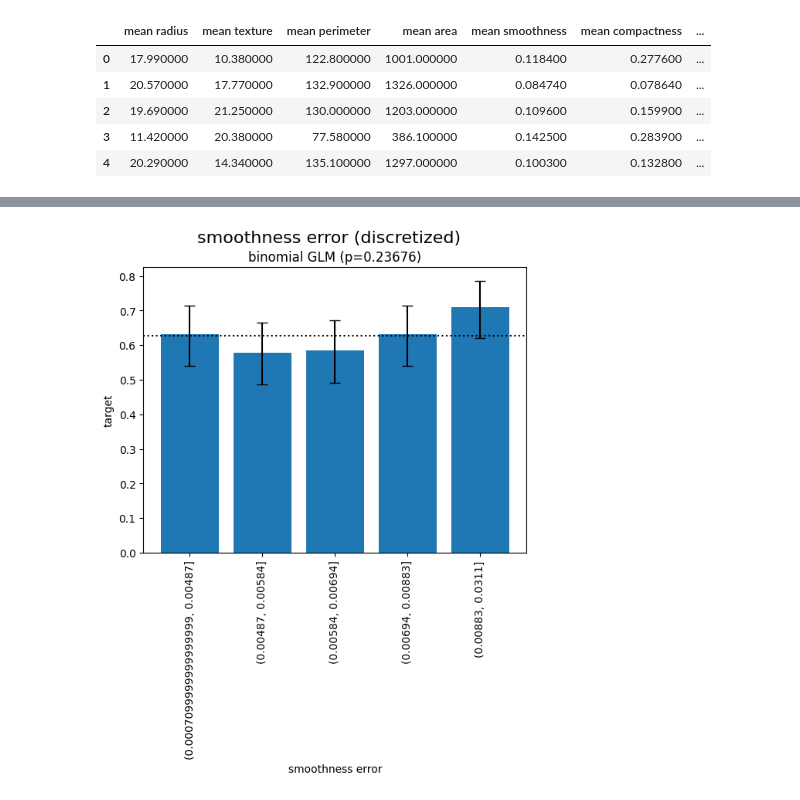
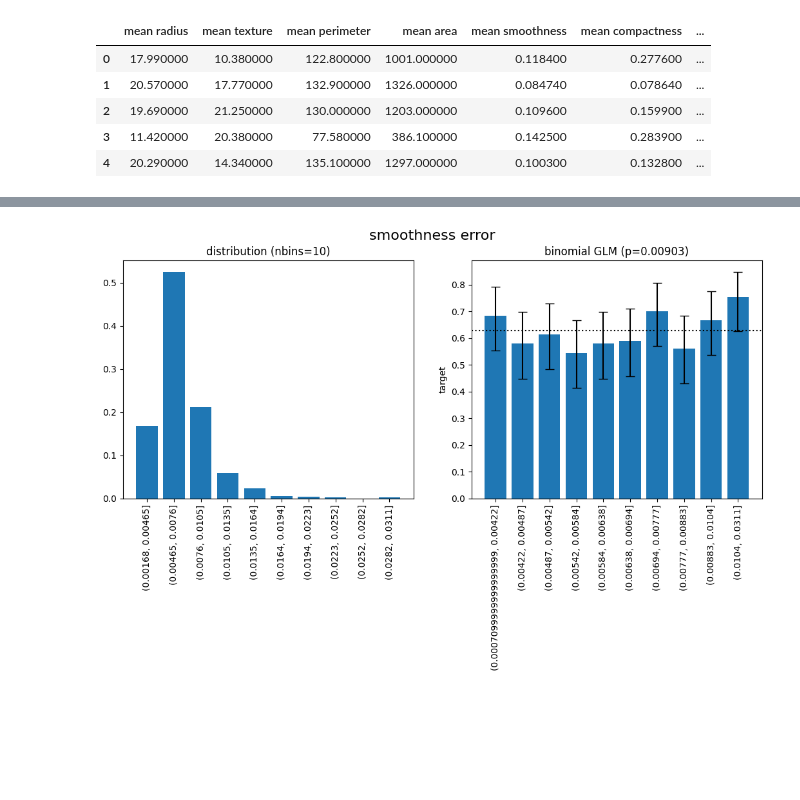
Before and after one commit to dkidney/kidneypy, a Jupyter notebook: examples/univariate.ipynb, the cells around one changed output, grey strips where cells are left out. Cells and saved outputs as stored; diff of their text form; code cells hidden in the pictures; blank space fills up the shorter version.

```diff
--- a/examples/univariate.ipynb
+++ b/examples/univariate.ipynb
@@ -43,5 +50,5 @@ fig, ax = univariate_glm_plot(df, feature_col='smoothness error', target_col='ta
 # %%
-fig, ax = univariate_glm_plot(df, feature_col='smoothness error', target_col='target', family='binomial', discretize=True, nbins=5)
+fig, ax = plot_feature(df, feature_col='smoothness error', target_col='target', family='binomial', discretize=True)
 # %% [output]
-[figure, old version]
+[figure, new version]
 # %%
```
Also changed, not shown: parts of 10 cells of this notebook, 5 other files.
